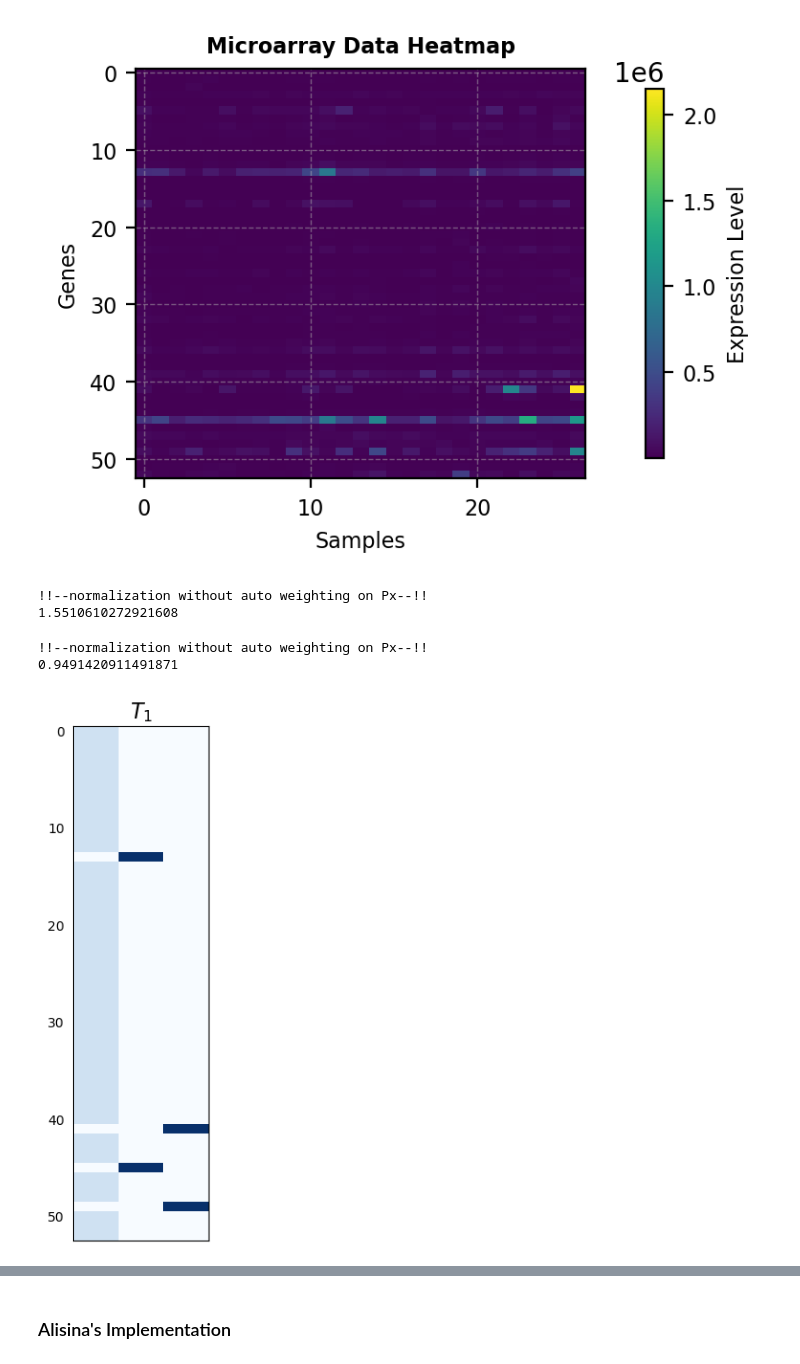
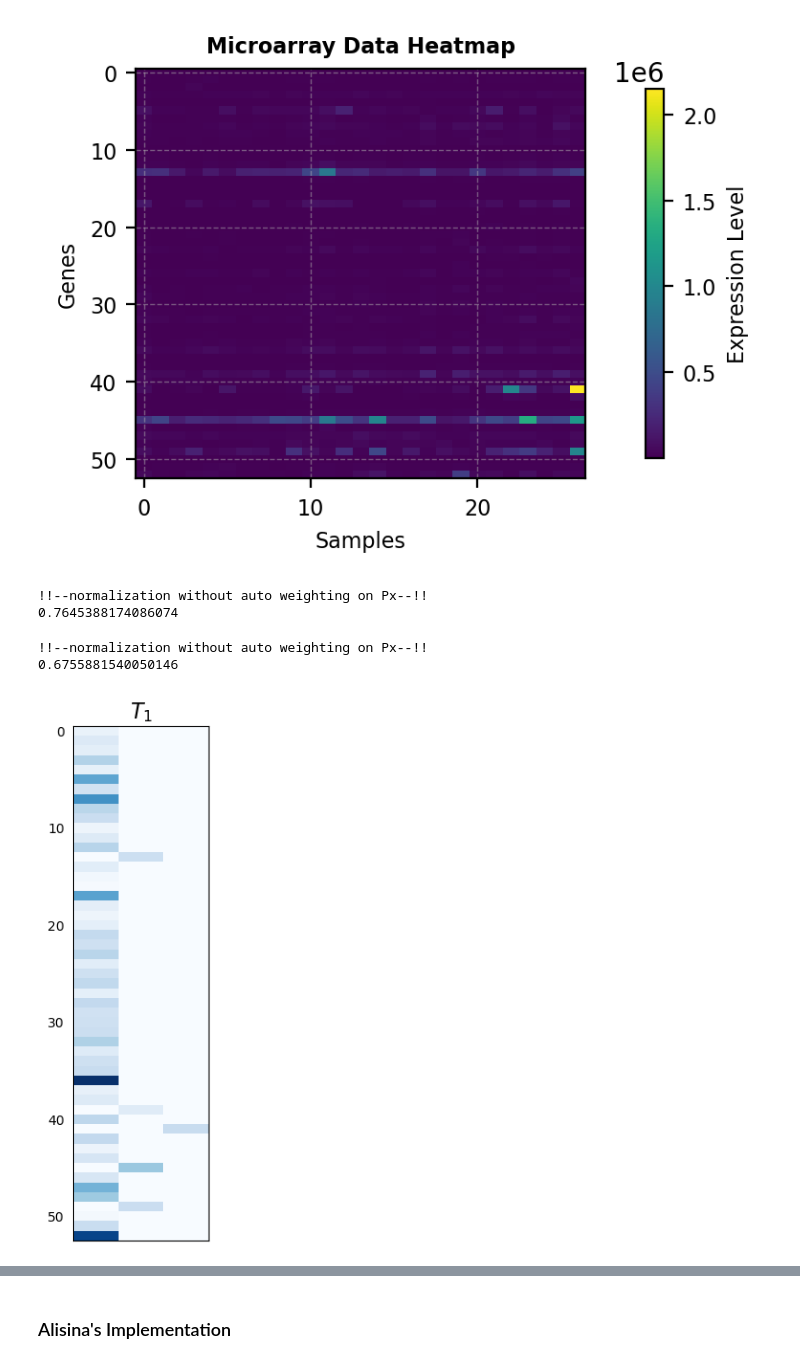
Before and after one commit to salar96/MEP-Orthogonal-NMF, a Jupyter notebook: ONMF_constrained.ipynb, the cells around one changed output, grey strips where cells are left out. Drawn from its saved outputs; the diff is of its cells as text; code cells hidden in the pictures.

```diff
--- a/ONMF_constrained.ipynb
+++ b/ONMF_constrained.ipynb
@@ -51,6 +52,26 @@ def Clustering_Cost(X, Y, P, Px=None):
     D = np.sum(Px @ np.multiply(P, distances))
 
     return D
+
+
+def update_P(P, X, W):
+    N, m = P.shape  # Dimensions
+    _, d = X.shape  # Feature dimension
+
+    PW = P @ W  # Shape: (N, d)
+    dot_products = np.einsum('ij,ij->i', PW, X)  # Shape: (N,)
+    PW_norm_sq = np.sum(PW ** 2, axis=1)  # Shape: (N,)
+
+    # Compute V values
+    V = dot_products / (PW_norm_sq + 1e-10)  # Shape: (N,)
+
+    nonzero_indices = np.argmax(P, axis=1)  # Shape: (N,)
+    P_updated = np.copy(P)
+
+    # Replace only the nonzero elements
+    P_updated[np.arange(N), nonzero_indices] = V
+
+    return P_updated
 # %%
 # Load the dataset
 data = np.load("Dataset/microarray_data.npy")
@@ -90,13 +111,15 @@ plt.show()
 # %% [output]
 [figure]
 # %%
-ind = 0
+ind = -1
 K = 3
 Xs = data[:,:,ind].T
 Xa = data[:,:,ind]
 
 # Step 1: Normalize the data using StandardScaler
-scaler = StandardScaler()
+scaler = MinMaxScaler(feature_range=(1, 10))
+# scaler = RobustScaler()
+# scaler = StandardScaler()
 Xa_n = scaler.fit_transform(Xa)
 Xs_n = Xa_n.T
 
@@ -107,15 +130,15 @@ Ys,Ps = model.cluster()
 print(model.return_cost())
 # %% [output]
 !!--normalization without auto weighting on Px--!!
-1.5510610272921608
+0.7645388174086074
 # %%
 model.fit(Xs_n,Px='auto')
 Ys_n2,Ps_n = model.cluster()
 print(model.return_cost())
-Ys_n = (scaler.inverse_transform(Ys_n2.T)).T
+Ys_n = (scaler.inverse_transform(scaler.inverse_transform(Ys_n2.T))).T
 # %% [output]
 !!--normalization without auto weighting on Px--!!
-0.9491420911491871
+0.6755881540050146
 # %%
 # Perform K-Means Clustering
 N, d = Xa.shape
@@ -130,23 +151,25 @@ H = np.diag(np.sum(P_kmeans, axis = 0)**(-0.5)) @ P_kmeans.T
+# %%
+H = update_P(P_kmeans, Xa, Y_kmeans)
 # %%
 # Set figure size and aspect ratio
 fig, ax = plt.subplots(figsize=(2, 6), dpi=100)  # Adjust width & height
 
 # Display the heatmap
-im = ax.imshow(H.T, cmap="Blues", aspect="auto", interpolation="nearest")
+im = ax.imshow(H, cmap="Blues", aspect="auto", interpolation="nearest")
 
 # Remove x-axis labels and ticks
 ax.set_xticks([])
 ax.set_xticklabels([])
 ax.tick_params(left=False)
 
 # Add a title with italic styling
 ax.set_title(r"$\mathit{T_1}$", fontsize=16, fontweight='bold', style='italic')
 
 # Adjust layout for tight fit
 plt.tight_layout()
 plt.show()
 # %% [output]
-[figure, old version]
+[figure, new version]
 # %%
 Clustering_Cost(Xs.T, Y_kmeans, P_kmeans) * 1e-9
 # %% [output]
```
Also changed, not shown: parts of 24 cells of this notebook.
